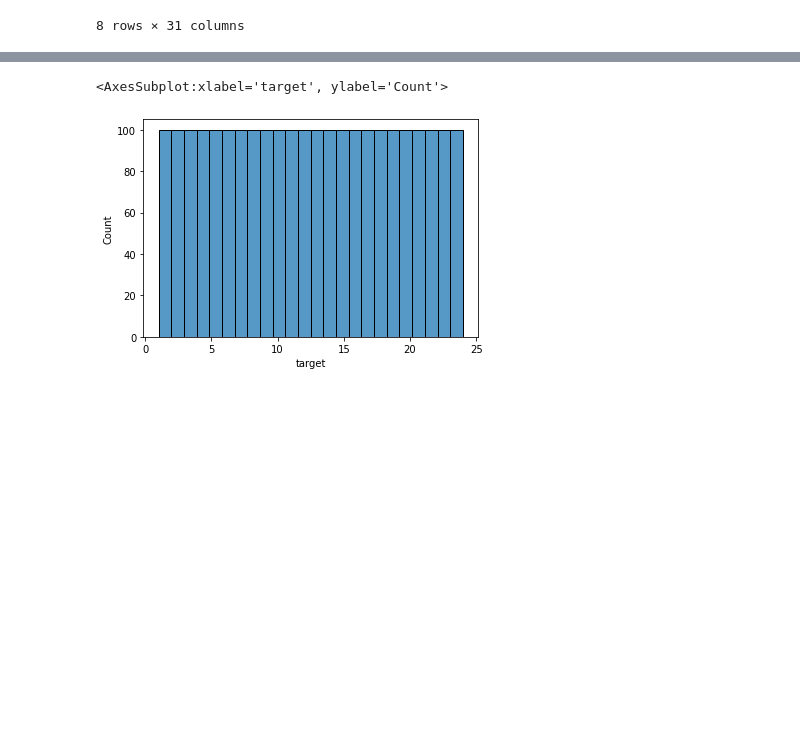
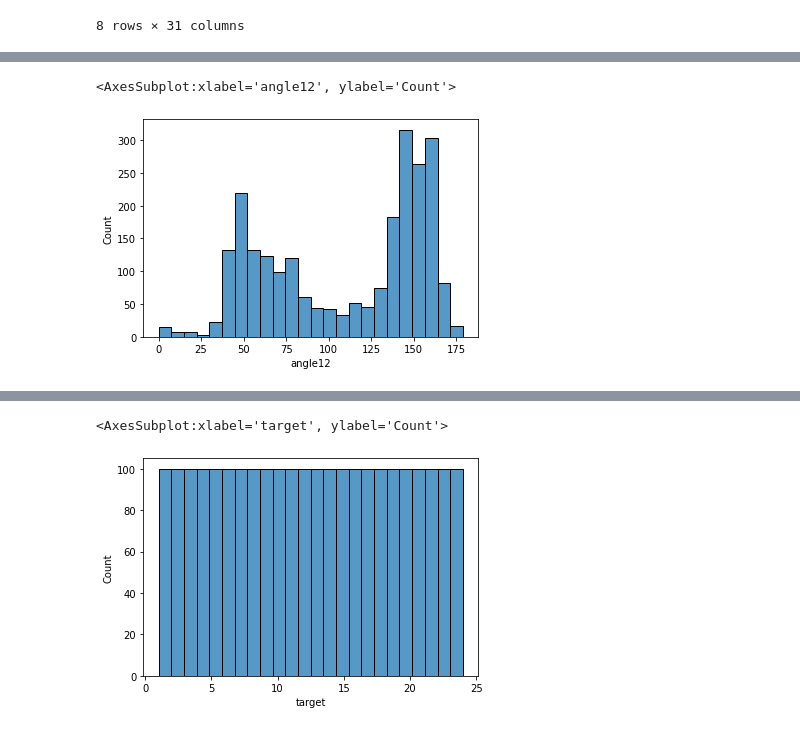
Before and after one commit to hanzopgp/MasterArtificialIntelligencePTs, a Jupyter notebook: S3/REDS/TME/HandGesture/src/data_analysis.ipynb, the cells around one changed output, grey strips where cells are left out. Saved outputs shown, nothing was run; the diff lists cells and outputs as text; code cells hidden in the pictures; blank space fills up the shorter version.

```diff
--- a/S3/REDS/TME/HandGesture/src/data_analysis.ipynb
+++ b/S3/REDS/TME/HandGesture/src/data_analysis.ipynb
@@ -97,0 +103,5 @@ df.describe()
+# %%
+sns.histplot(df["angle12"], bins=24)
+# %% [output]
+<AxesSubplot:xlabel='angle12', ylabel='Count'>
+[figure, added]
```
Also changed, not shown: parts of 2 cells of this notebook, 6 other files.
